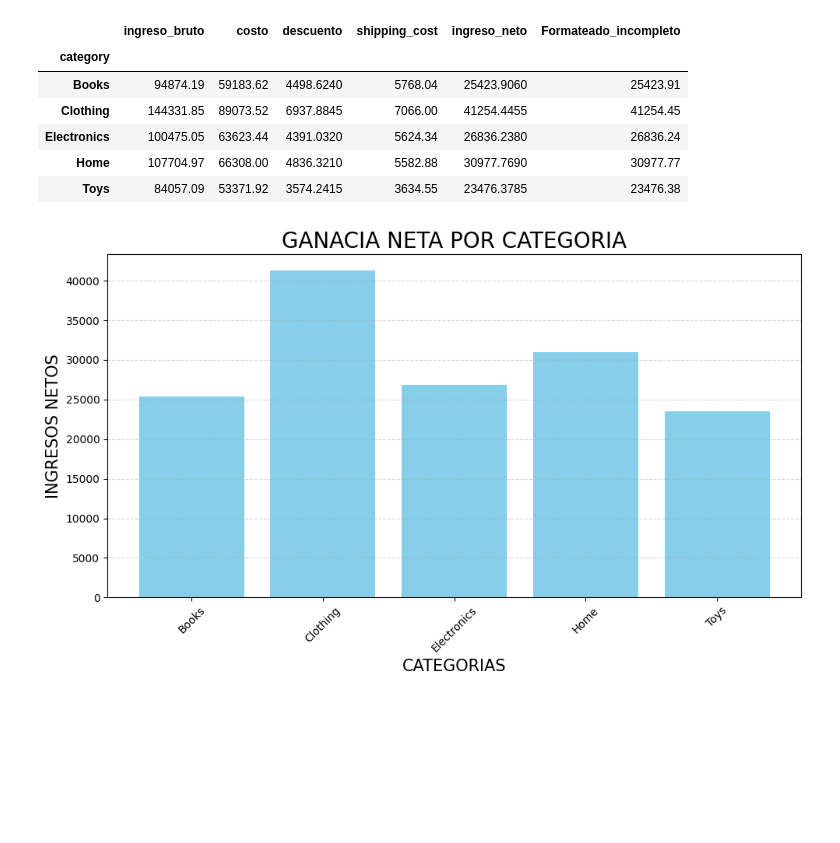
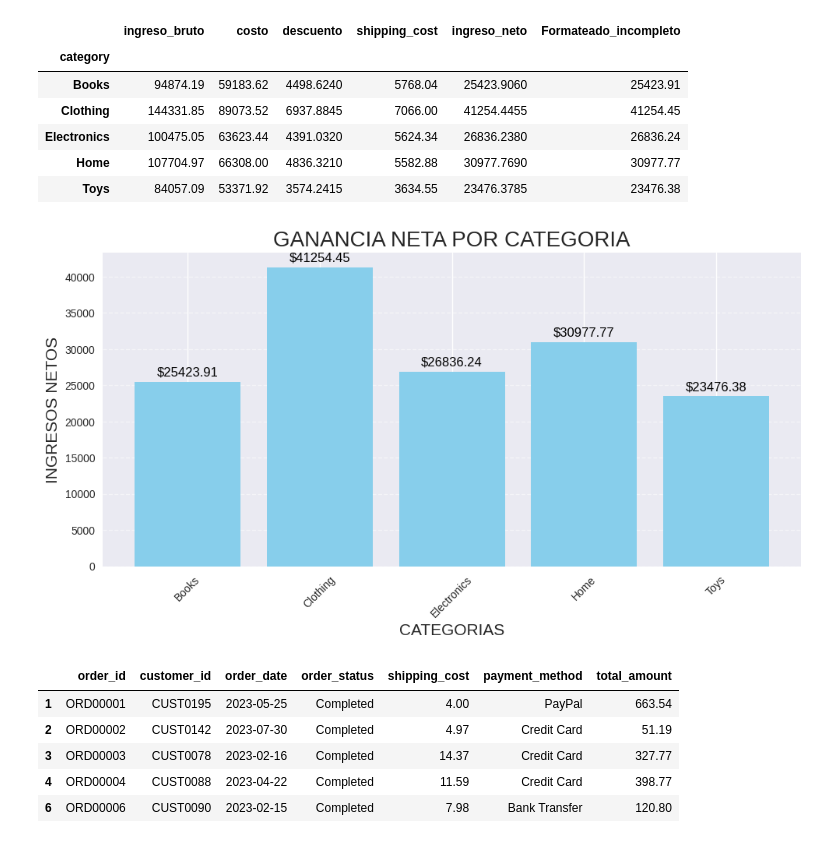
Before and after one commit to developreiloyo/analisis_datos, a Jupyter notebook: Analisis de Rentabilidad/Analisis_rentabilidad.ipynb, the cells around one changed output. Drawn from its saved outputs; the diff is of its cells as text; code cells hidden in the pictures; blank space fills up the shorter version.

```diff
--- a/Analisis de Rentabilidad/Analisis_rentabilidad.ipynb
+++ b/Analisis de Rentabilidad/Analisis_rentabilidad.ipynb
@@ -47,6 +47,8 @@ dp(orders.head())
 # Filtrar los pedido completados
 # %%
 complete_orders= orders[orders['order_status'] == 'Completed']
+# %%
+complete_orders= orders[orders['order_status'] == 'Completed']
 # %%
 # Unir con los orders Items
 merge_item = pd.merge(order_item, complete_orders, on='order_id', how='inner')
@@ -125,15 +127,34 @@ dp(resumen_categoria)
 | Toys | 84057.09 | 53371.92 | 3574.2415 | 3634.55 | 23476.3785 | 23476.38 |
 # %%
 # Grafico todos mis valores con matplotlib
+
+# Configurar estilo de gráfico
+plt.style.use('seaborn-v0_8')
 plt.figure(figsize=(10,6))
 categorias = resumen_categoria.index.get_level_values('category')
-plt.bar(categorias, resumen_categoria['ingreso_neto'], color='skyblue')
+bars = plt.bar(categorias, resumen_categoria['ingreso_neto'], color='skyblue')
 plt.xlabel('CATEGORIAS', size=15)
 plt.ylabel('INGRESOS NETOS', size=15)
-plt.title('GANACIA NETA POR CATEGORIA', size=20)
+plt.title('GANANCIA NETA POR CATEGORIA', size=20)
 plt.xticks(rotation=45)
 plt.tight_layout()
 plt.grid(axis='y', linestyle='--', alpha=0.5)
+
+# Calcular la altura máxima de las barras
+max_height = resumen_categoria['ingreso_neto'].max()
+
+# Agregar etiquetas de valor ENCIMA DEL BORDE SUPERIOR DE CADA BARRA
+for bar in bars:
+    yval = bar.get_height()
+    x_pos = bar.get_x() + bar.get_width() / 2  # Centrado horizontalmente
+    y_pos = yval + 500                         # Un poco por encima de la barra
+    plt.text(x_pos, y_pos, f'${yval:.2f}',
+             ha='center', va='bottom', fontsize=12, color='black')
+
+# Ajustar el espacio superior del gráfico
+plt.subplots_adjust(top=0.85)  # Mayor espacio para el título
+
+# Mostrar el gráfico
 plt.show()
 # %% [output]
-[figure, old version]
+[figure, new version]
@@ -139,0 +163,9 @@ plt.show()
+# %%
+dp(df_rfm.head())
+# %% [output]
+|  | order_id | customer_id | order_date | order_status | shipping_cost | payment_method | total_amount |
+| 1 | ORD00001 | CUST0195 | 2023-05-25 | Completed | 4.00 | PayPal | 663.54 |
+| 2 | ORD00002 | CUST0142 | 2023-07-30 | Completed | 4.97 | Credit Card | 51.19 |
+| 3 | ORD00003 | CUST0078 | 2023-02-16 | Completed | 14.37 | Credit Card | 327.77 |
+| 4 | ORD00004 | CUST0088 | 2023-04-22 | Completed | 11.59 | Credit Card | 398.77 |
+| 6 | ORD00006 | CUST0090 | 2023-02-15 | Completed | 7.98 | Bank Transfer | 120.80 |
```
Also changed, not shown: parts of 76 cells of this notebook, 1 other file.
